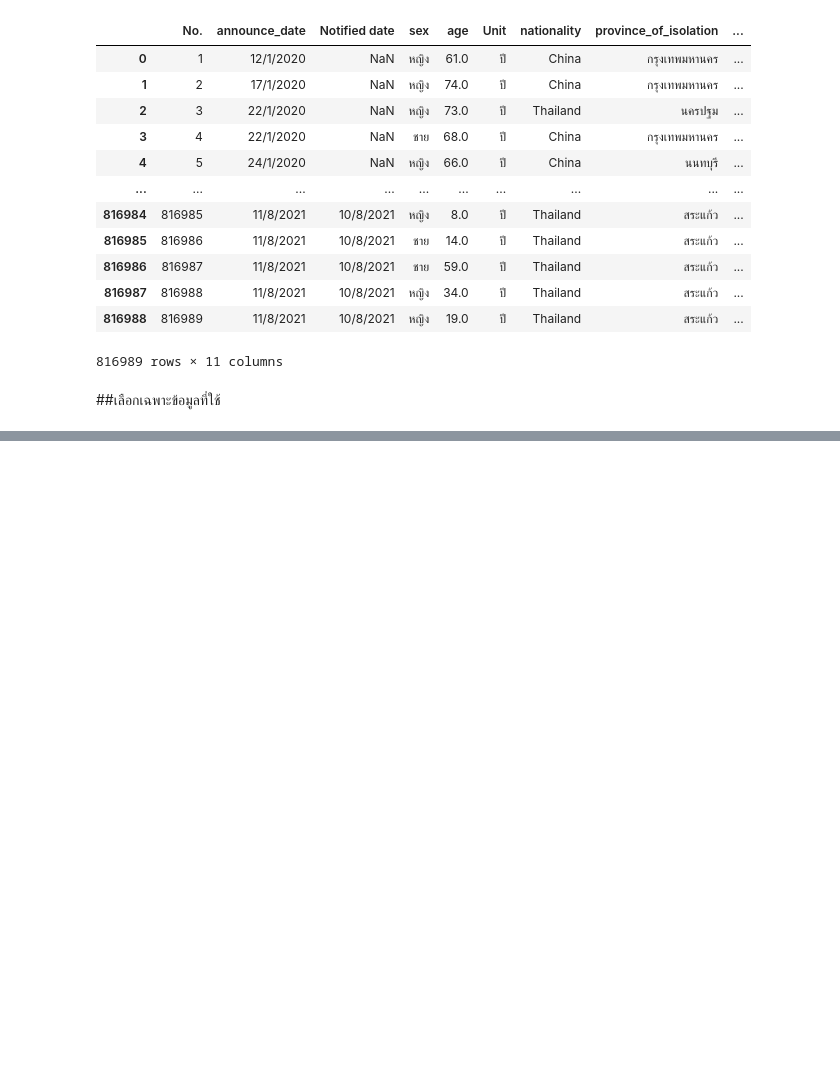
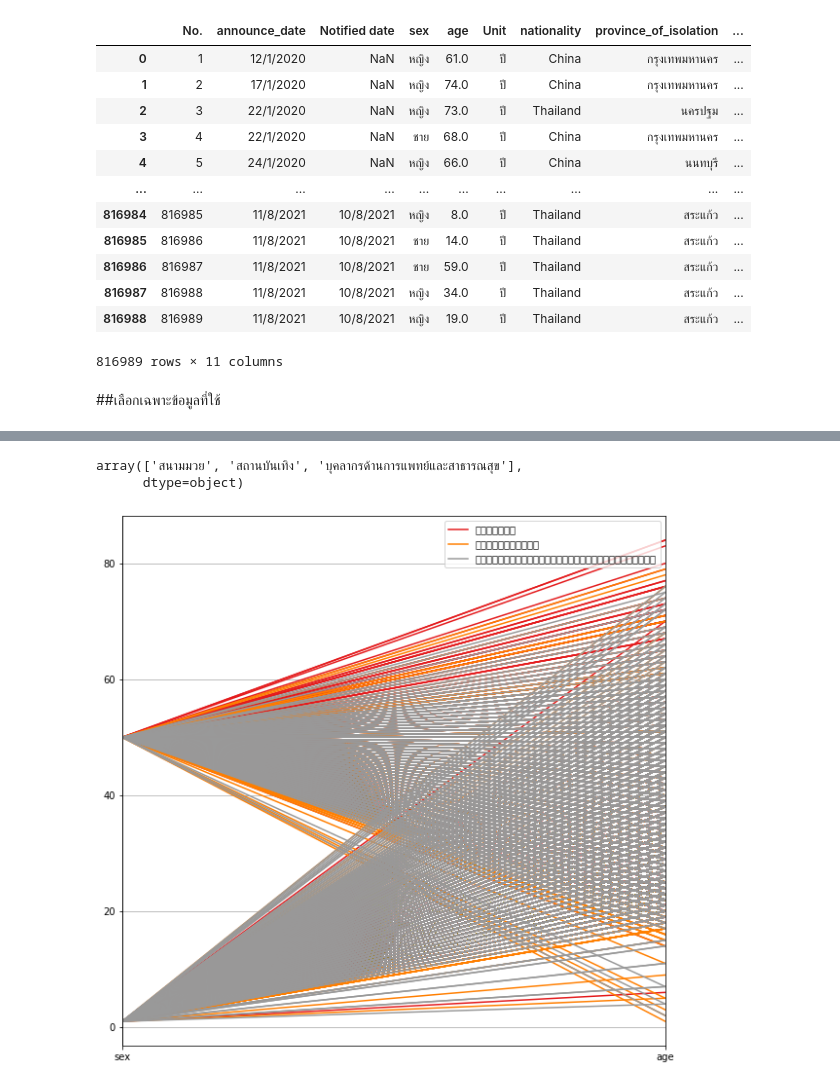
Before and after one commit to gameaphiwat/data_viz_2022, a Jupyter notebook: DataViz01_Table_Data.ipynb, the cells around one changed output, grey strips where cells are left out. Cells and saved outputs as stored; diff of their text form; code cells hidden in the pictures; blank space fills up the shorter version.

```diff
--- a/DataViz01_Table_Data.ipynb
+++ b/DataViz01_Table_Data.ipynb
@@ -189,0 +256,3 @@ data_province
+# %%
+Q3 = data_risk[data_risk['risk']=='บุคลากรด้านการแพทย์และสาธารณสุข'] #เลือกเอาเฉพาะบุคลากรด้านการแพทย์และสาธารณสุข
+Q3
@@ -189,0 +275,3 @@ data_province
+# %%
+data = pd.concat([Q1,Q2,Q3]) #รวมตาราง
+data
@@ -189,0 +292,3 @@ data_province
+# %%
+data_w = data.replace('หญิง',1) #กำหนดเพศหญิงเป็น1
+data_w
@@ -189,0 +309,3 @@ data_province
+# %%
+data_m  = data_w.replace('ชาย',50) #กำหนดเพศชายเป็น50
+data_m
@@ -189,0 +343,9 @@ data_province
+# %%
+data_m['risk'].unique() #เลือกดูชื่อrisk
+# %% [output]
+array(['สนามมวย', 'สถานบันเทิง', 'บุคลากรด้านการแพทย์และสาธารณสุข'],
+      dtype=object)
+# %%
+pd.plotting.parallel_coordinates(data_m, 'risk',colormap='Set1'); #พอตกราฟ
+# %% [output]
+[figure, added]
```
Also changed, not shown: parts of 13 cells of this notebook.
